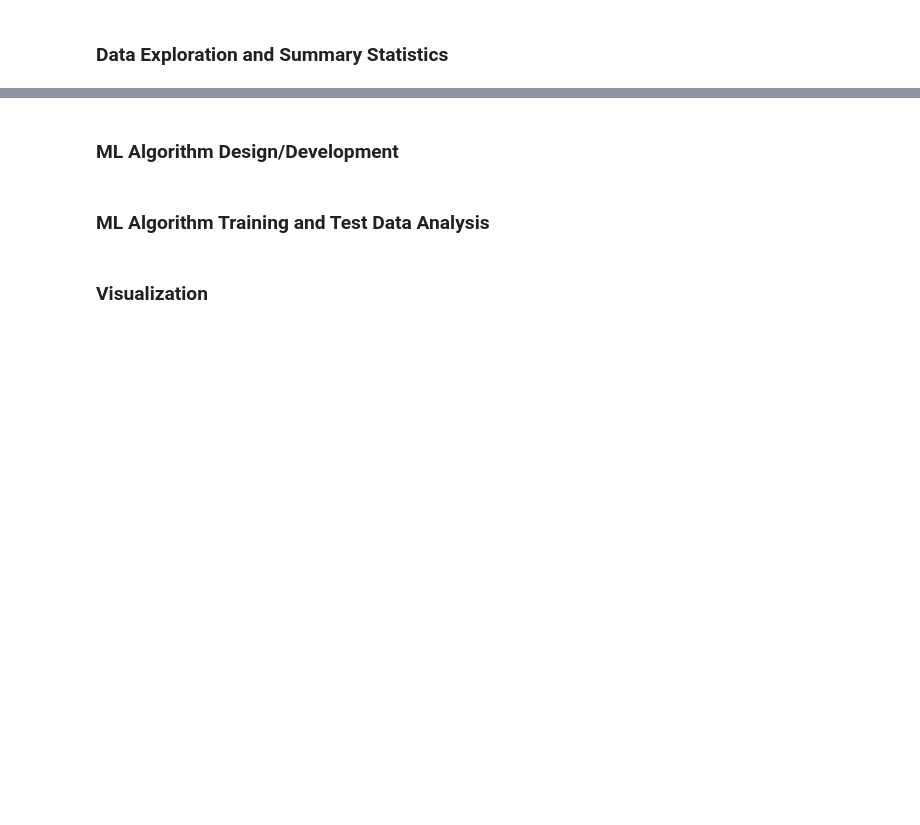
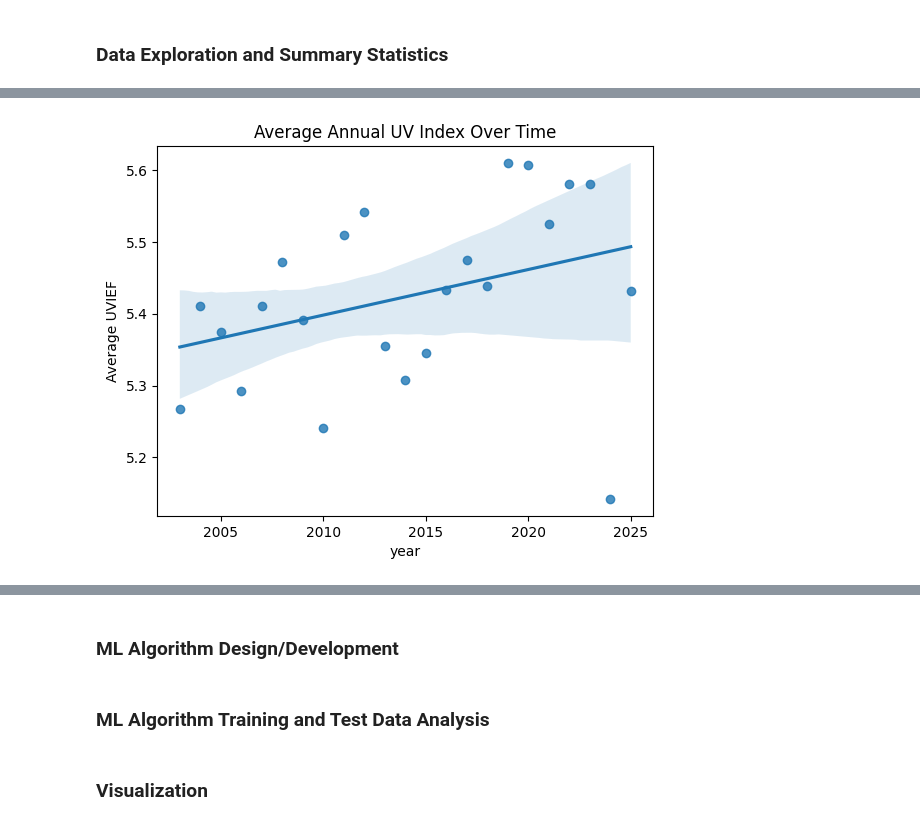
Before and after one commit to mrybak06/cmsc320-project, a Jupyter notebook: CMSC320_Final_Project.ipynb, the cells around one changed output, grey strips where cells are left out. Saved outputs shown, nothing was run; the diff lists cells and outputs as text; code cells hidden in the pictures; blank space fills up the shorter version.

```diff
--- a/CMSC320_Final_Project.ipynb
+++ b/CMSC320_Final_Project.ipynb
@@ -23,0 +175,6 @@ Final Tutorial Report Creation
+# %%
+hypo2_df = df
+
+hypo2_df["year"] = hypo2_df["YYYYMMDD"].dt.year
+hypo2_df = hypo2_df[~hypo2_df["year"].isin([2002, 2026])]
+hypo2_df
@@ -23,0 +195,10 @@ Final Tutorial Report Creation
+# %%
+import seaborn as sns
+
+yearly_uv = hypo2_df.groupby("year")["UVIEF"].mean().reset_index()
+sns.regplot(x="year", y="UVIEF", data=yearly_uv, ci=95)
+plt.title("Average Annual UV Index Over Time")
+plt.ylabel("Average UVIEF")
+plt.show()
+# %% [output]
+[figure, added]
```
Also changed, not shown: parts of 26 cells of this notebook.
